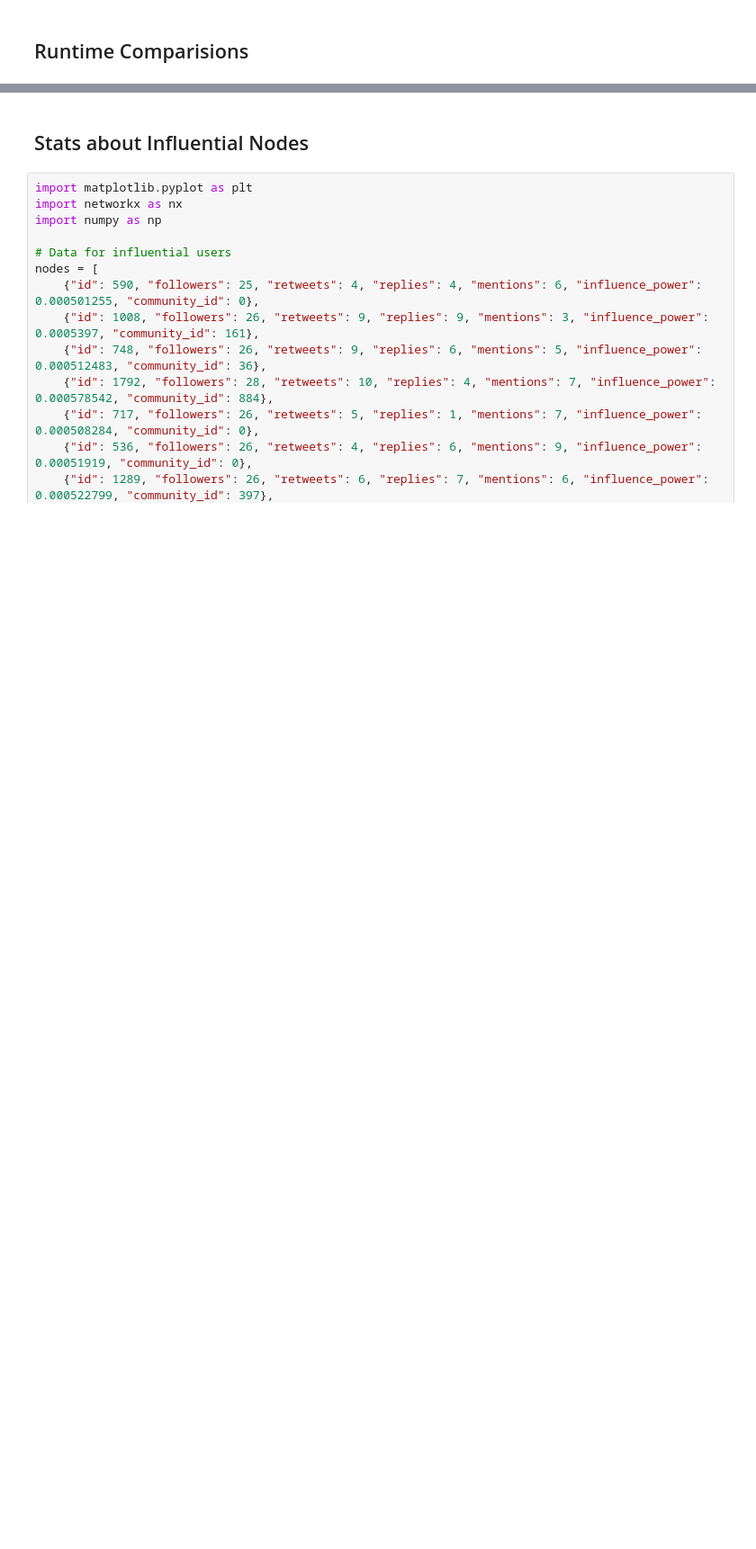
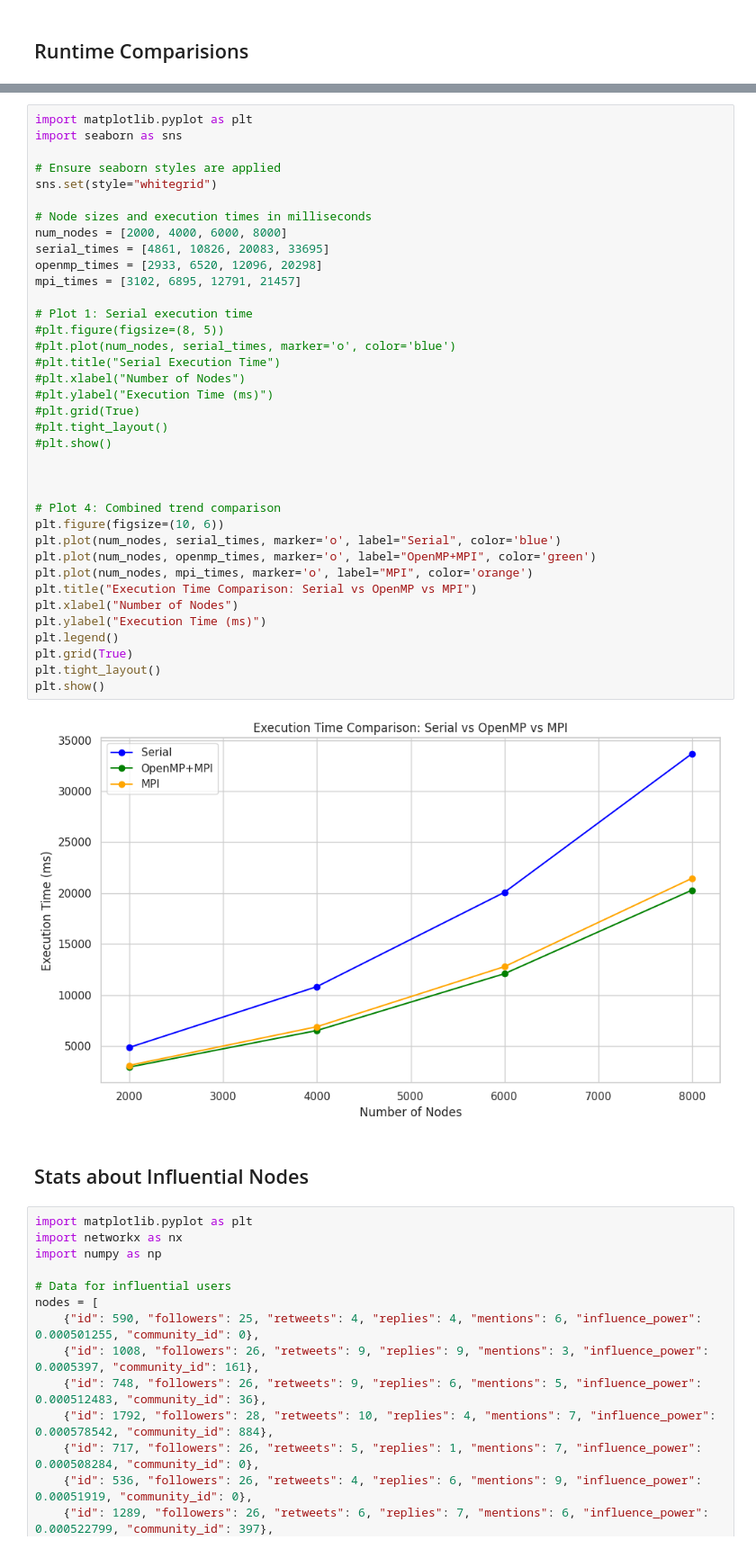
Before and after one commit to tauhaimran/Parallel-social-behavior-based-algorithm-for-identification-of-influential-users-in-social-network, a Jupyter notebook: report/performance_analysis.ipynb, the cells around one changed output, grey strips where cells are left out. Shown at 90% size. Saved outputs shown, nothing was run; the diff lists cells and outputs as text; blank space fills up the shorter version.

```diff
--- a/report/performance_analysis.ipynb
+++ b/report/performance_analysis.ipynb
@@ -247,3 +279,42 @@ plt.show()
+# %%
+import matplotlib.pyplot as plt
+import seaborn as sns
+
+# Ensure seaborn styles are applied
+sns.set(style="whitegrid")
+
+# Node sizes and execution times in milliseconds
+num_nodes = [2000, 4000, 6000, 8000]
+serial_times = [4861, 10826, 20083, 33695]
+openmp_times = [2933, 6520, 12096, 20298]
+mpi_times = [3102, 6895, 12791, 21457]
+
+# Plot 1: Serial execution time
+#plt.figure(figsize=(8, 5))
+#plt.plot(num_nodes, serial_times, marker='o', color='blue')
+#plt.title("Serial Execution Time")
+#plt.xlabel("Number of Nodes")
+#plt.ylabel("Execution Time (ms)")
+#plt.grid(True)
+#plt.tight_layout()
+#plt.show()
+
+
+
+# Plot 4: Combined trend comparison
+plt.figure(figsize=(10, 6))
+plt.plot(num_nodes, serial_times, marker='o', label="Serial", color='blue')
+plt.plot(num_nodes, openmp_times, marker='o', label="OpenMP+MPI", color='green')
+plt.plot(num_nodes, mpi_times, marker='o', label="MPI", color='orange')
+plt.title("Execution Time Comparison: Serial vs OpenMP vs MPI")
+plt.xlabel("Number of Nodes")
+plt.ylabel("Execution Time (ms)")
+plt.legend()
+plt.grid(True)
+plt.tight_layout()
+plt.show()
+# %% [output]
+[figure, added]
 # %% [markdown]
 ## Stats about Influential Nodes
 # %%
```
Also changed, not shown: parts of 3 cells of this notebook, 11 other files.
